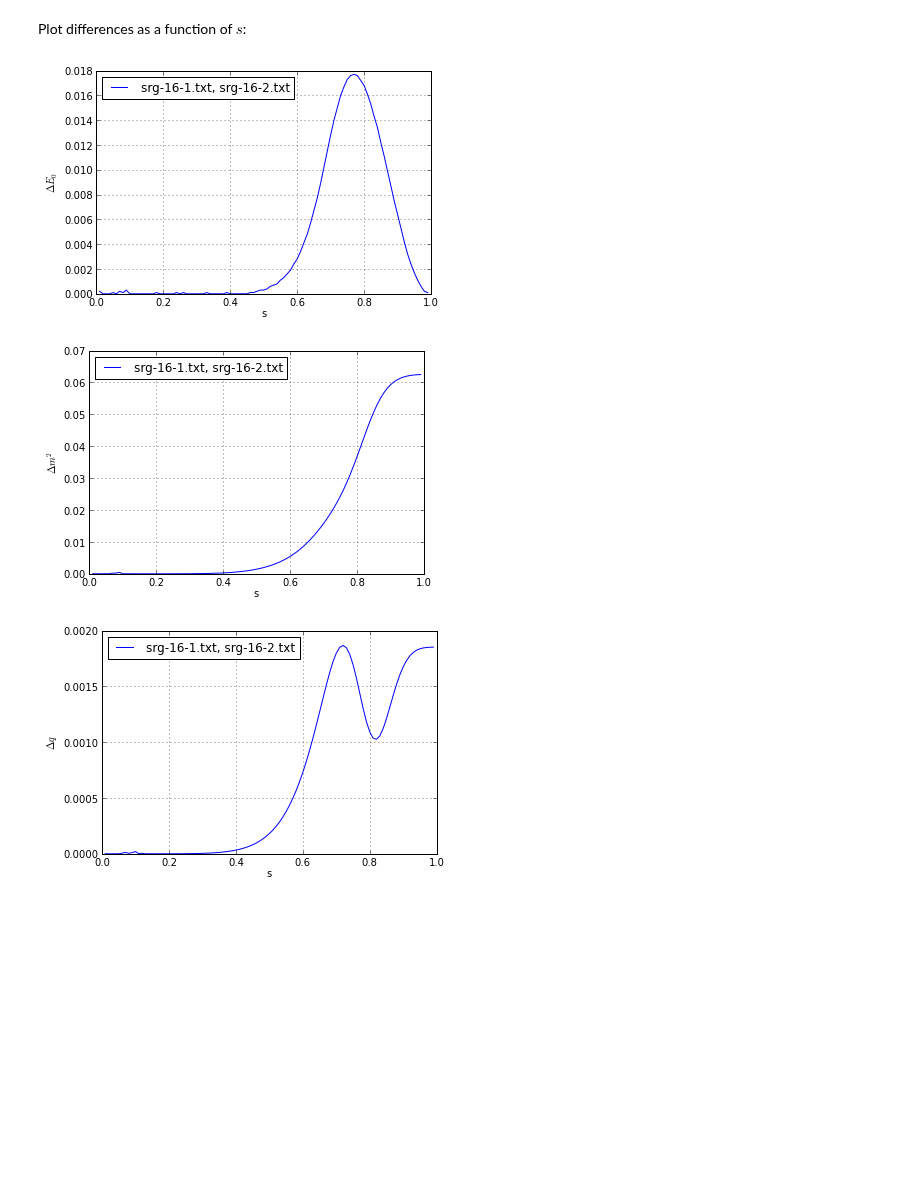
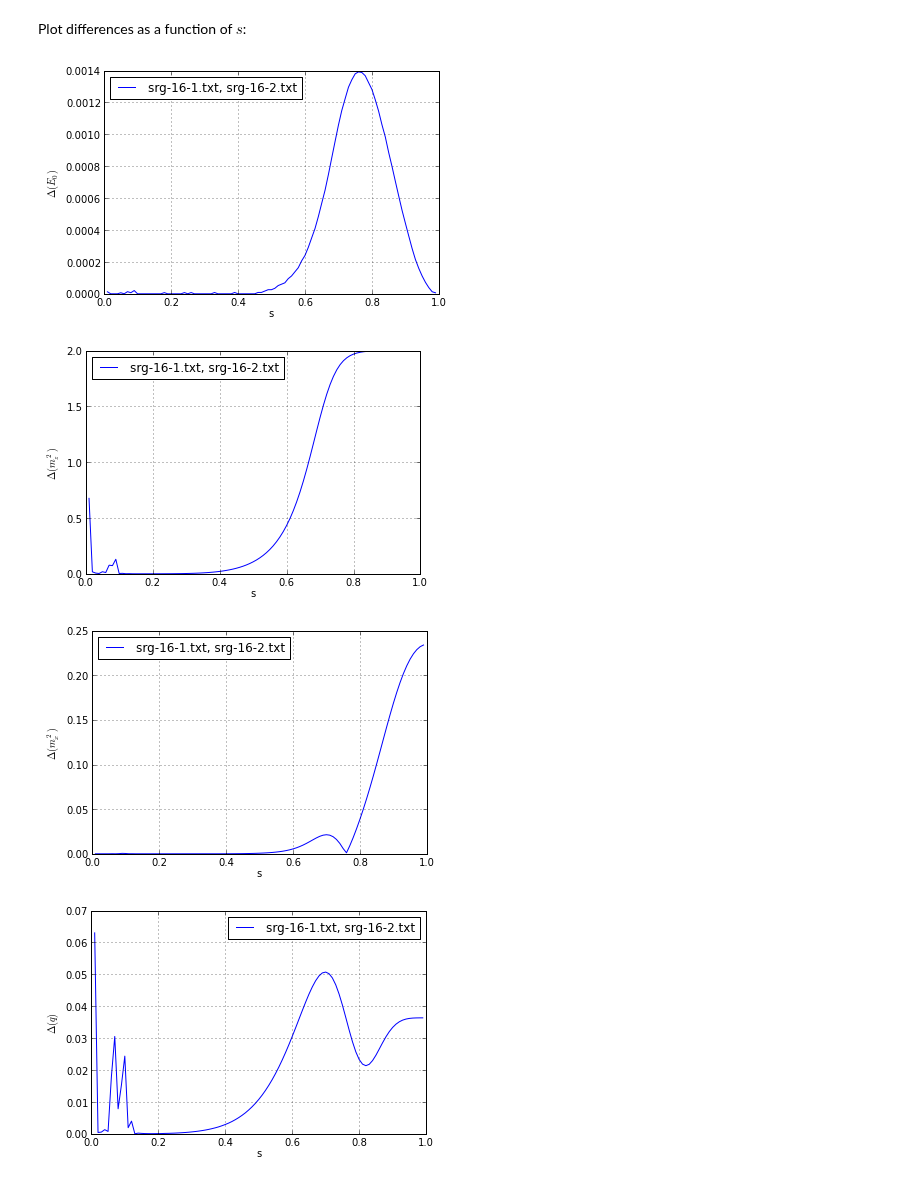
Before and after one commit to mcwitt/quantum-graph-isomorphism, a Jupyter notebook: analysis/analysis.ipynb, the cells around one changed output. Saved outputs shown, nothing was run; the diff lists cells and outputs as text; code cells hidden in the pictures; blank space fills up the shorter version.

```diff
--- a/analysis/analysis.ipynb
+++ b/analysis/analysis.ipynb
@@ -2,6 +2,6 @@
 import pandas
 import itertools
 # %%
-raw = pandas.read_table('out', sep=' *')
+raw = pandas.read_table('out', sep=' *', skipinitialspace=True)
 raw.head()
 # %% [output]
@@ -29,14 +31,15 @@ df['q'].plot(); ylabel('$q$');
 # %% [markdown]
 Plot differences as a function of $s$:
 # %%
-for quant, label in [('E0', 'E_0'), ('m2', 'm^2'), ('q', 'q')]:
+for quant, label in [('E0', 'E_0'), ('mz2', 'm_z^2'), ('mx2', 'm_x^2'), ('q', 'q')]:
     figure()
     dfq = df[quant]
     for g1, g2 in itertools.combinations(files[:2], 2):
-        abs(dfq[g1] - dfq[g2]).plot(label='%s, %s' % (g1, g2))
-    ylabel('$\Delta %s$' % label)
+        abs(2*(dfq[g1] - dfq[g2]) / (dfq[g1] + dfq[g2])).plot(label='{}, {}'.format(g1, g2))
+    ylabel('$\Delta ({})$'.format(label))
     legend(loc='best');
 # %% [output]
-[figure, old version]
+[figure, new version]
-[figure, old version]
+[figure, new version]
-[figure, old version]
+[figure, new version]
+[figure, added]
```
Also changed, not shown: parts of 2 cells of this notebook.
